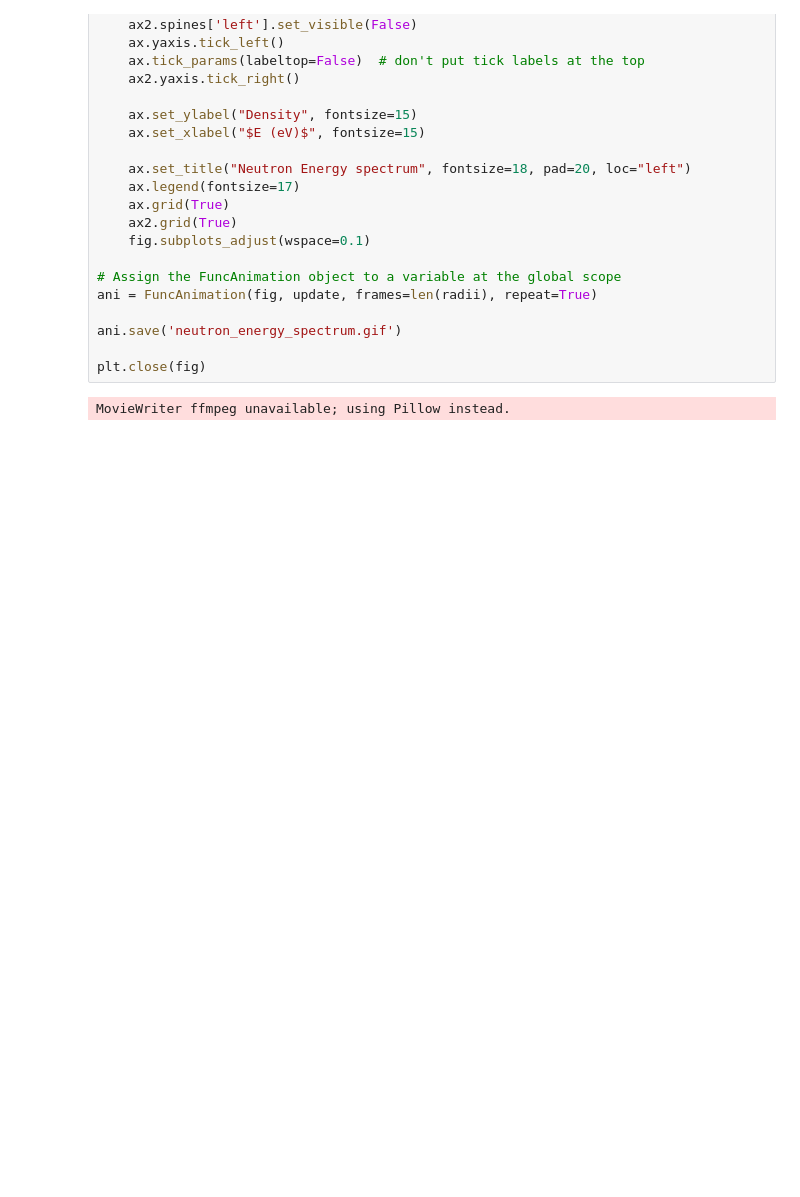
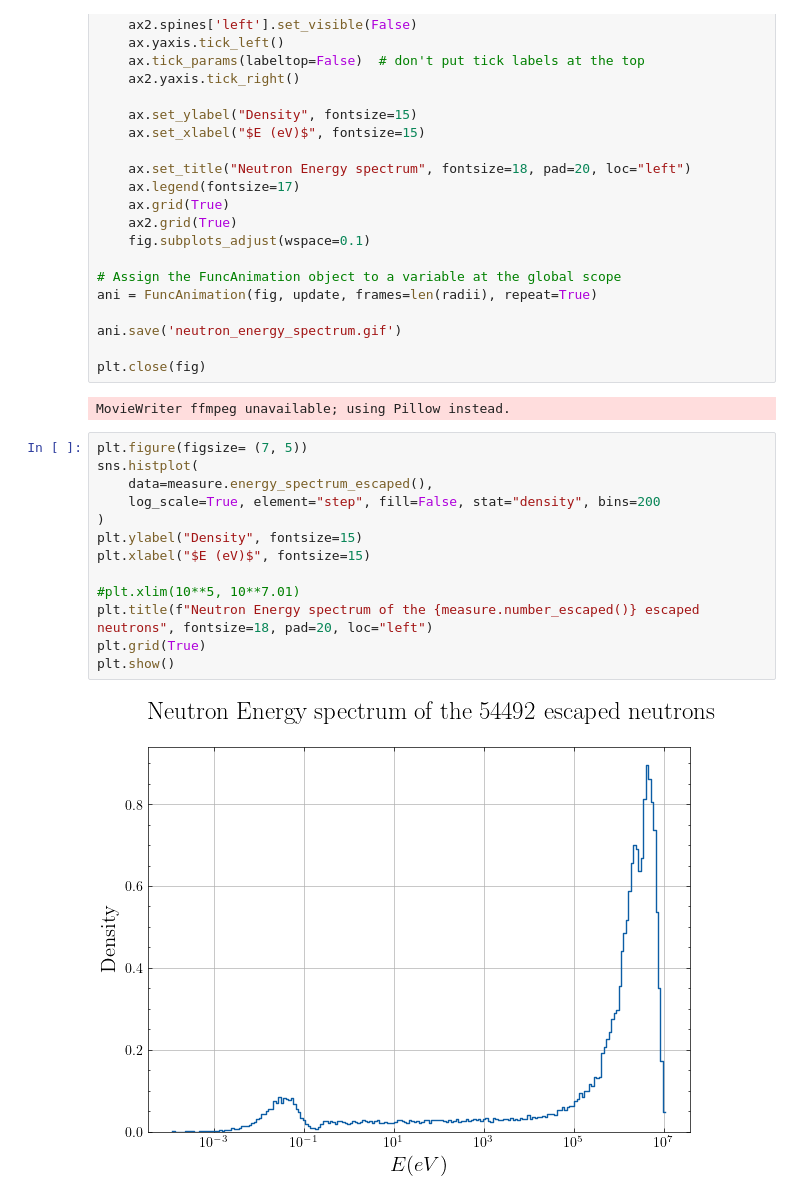
Before and after one commit to DerkNiessink/NeutroWater, a Jupyter notebook: analysis/simulation.ipynb, the cells around one changed output. Saved outputs shown, nothing was run; the diff lists cells and outputs as text; blank space fills up the shorter version.

```diff
--- a/analysis/simulation.ipynb
+++ b/analysis/simulation.ipynb
@@ -269,3 +259,18 @@ ani.save('neutron_energy_spectrum.gif')
 plt.close(fig)
 # %% [output]
 MovieWriter ffmpeg unavailable; using Pillow instead.
+# %%
+plt.figure(figsize= (7, 5))
+sns.histplot(
+    data=measure.energy_spectrum_escaped(),
+    log_scale=True, element="step", fill=False, stat="density", bins=200
+)
+plt.ylabel("Density", fontsize=15)
+plt.xlabel("$E (eV)$", fontsize=15)
+
+#plt.xlim(10**5, 10**7.01)
+plt.title(f"Neutron Energy spectrum of the {measure.number_escaped()} escaped neutrons", fontsize=18, pad=20, loc="left")
+plt.grid(True)
+plt.show()
+# %% [output]
+[figure, added]
```
Also changed, not shown: parts of 9 cells of this notebook, 3 other files.
